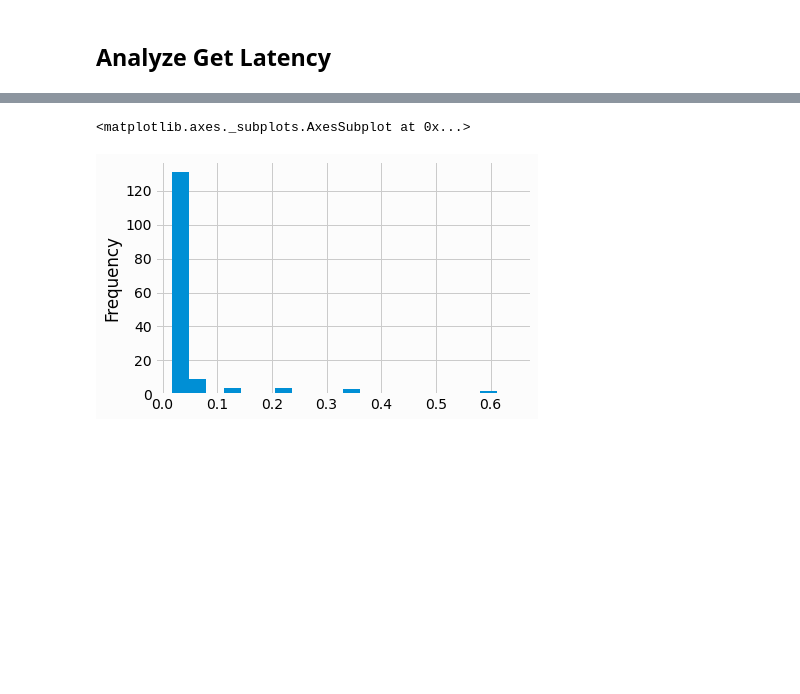
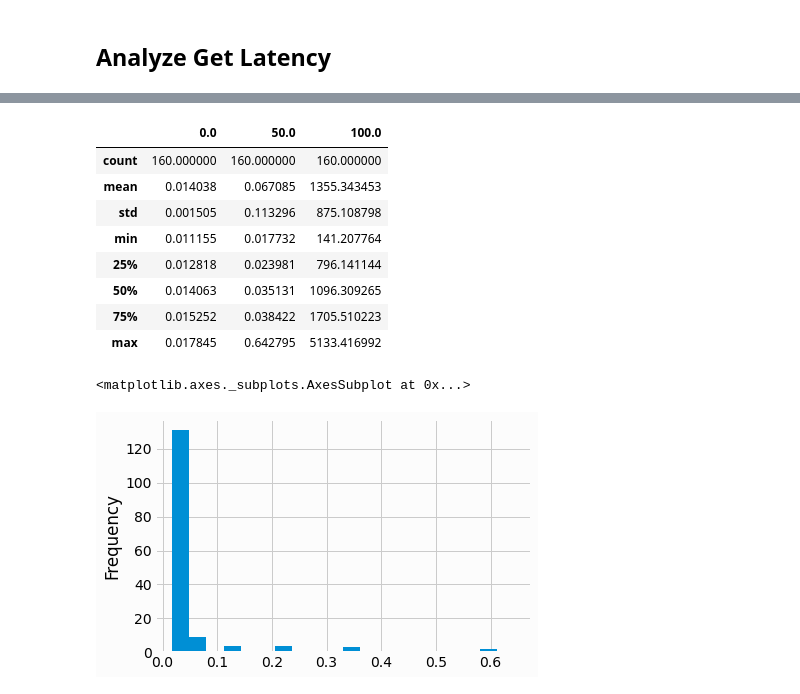
Before and after one commit to DBFromZero/dbf0analysis, a Jupyter notebook: benchmark_multivalue_lsm.ipynb, the cells around one changed output, grey strips where cells are left out. Drawn from its saved outputs; the diff is of its cells as text; code cells hidden in the pictures; blank space fills up the shorter version.

```diff
--- a/benchmark_multivalue_lsm.ipynb
+++ b/benchmark_multivalue_lsm.ipynb
@@ -566,3 +573,15 @@ get_combined_stats.sample(5)
+# %%
+get_combined_stats[[0.0, 50.0, 100.0]].describe()
+# %% [output]
+|  | 0.0 | 50.0 | 100.0 |
+| count | 160.000000 | 160.000000 | 160.000000 |
+| mean | 0.014038 | 0.067085 | 1355.343453 |
+| std | 0.001505 | 0.113296 | 875.108798 |
+| min | 0.011155 | 0.017732 | 141.207764 |
+| 25% | 0.012818 | 0.023981 | 796.141144 |
+| 50% | 0.014063 | 0.035131 | 1096.309265 |
+| 75% | 0.015252 | 0.038422 | 1705.510223 |
+| max | 0.017845 | 0.642795 | 5133.416992 |
 # %%
 get_combined_stats[50.0].plot.hist(bins=20)
 # %% [output]
```
Also changed, not shown: parts of 7 cells of this notebook.
